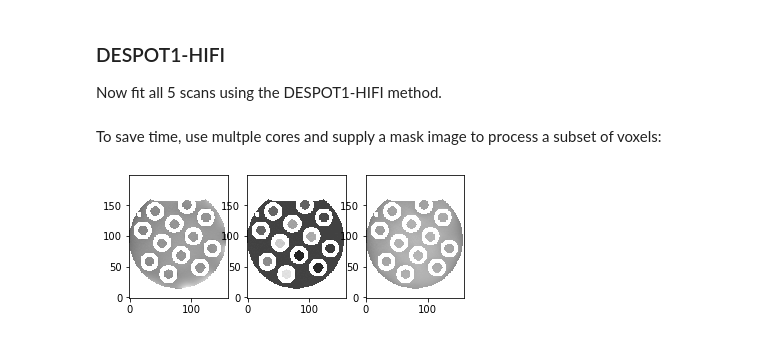
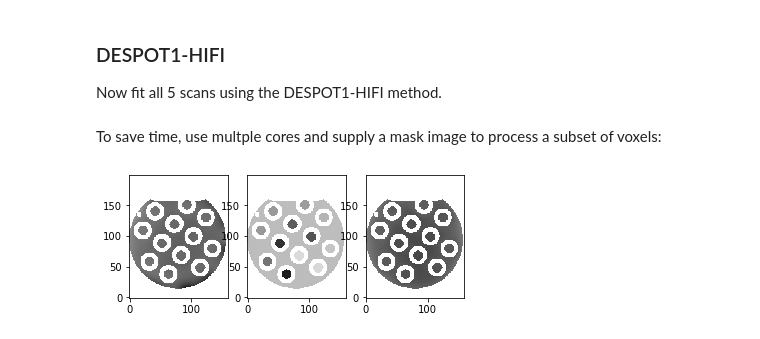
Before and after one commit to mjt320/SEPAL, a Jupyter notebook: demo/demo_fit_t1.ipynb, the cells around one changed output. Cells and saved outputs as stored; diff of their text form; code cells hidden in the pictures.

```diff
--- a/demo/demo_fit_t1.ipynb
+++ b/demo/demo_fit_t1.ipynb
@@ -168,8 +168,8 @@ s0, t1, k_fa, s_fit = hifi_fitter.proc_image(images,
                                              n_procs=4);
 # %%
 fig, ax = plt.subplots(1,3)
-ax[0].imshow(s0[78,:,:], cmap="gray", origin="lower", vmin=0, vmax=3000)
-ax[1].imshow(t1[78,:,:], cmap="gray", origin="lower", vmin=0, vmax=2)
-ax[2].imshow(k_fa[78,:,:], cmap="gray", origin="lower", vmin=0, vmax=1.5);
+ax[0].imshow(s0[78,:,:], cmap="gray_r", origin="lower", vmin=0, vmax=3000)
+ax[1].imshow(t1[78,:,:], cmap="gray_r", origin="lower", vmin=0, vmax=2)
+ax[2].imshow(k_fa[78,:,:], cmap="gray_r", origin="lower", vmin=0, vmax=1.5);
 # %% [output]
-[figure, old version]
+[figure, new version]
```
Also changed, not shown: parts of 5 cells of this notebook, 3 other files.
